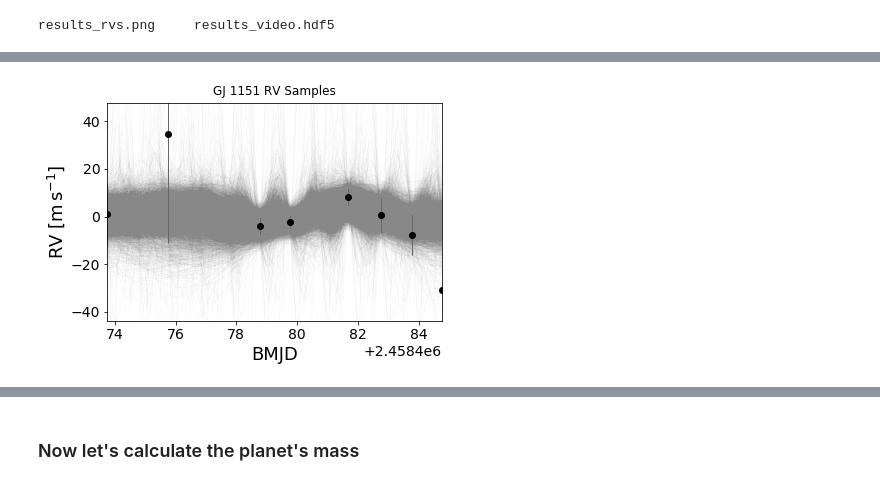
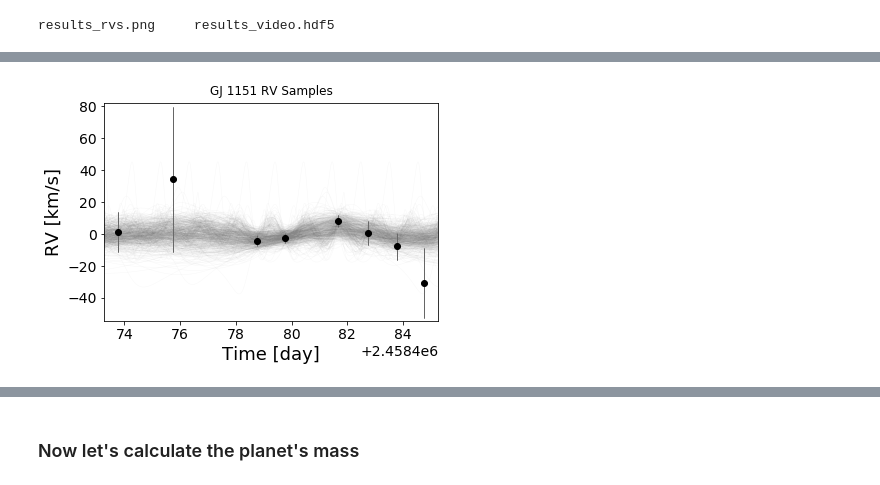
Before and after one commit to benjaminpope/video, a Jupyter notebook: notebooks/fit_rvs.ipynb, the cells around one changed output, grey strips where cells are left out. Cells and saved outputs as stored; diff of their text form; code cells hidden in the pictures.

Commit message:
new harps data

```diff
--- a/notebooks/fit_rvs.ipynb
+++ b/notebooks/fit_rvs.ipynb
@@ -64,12 +83,18 @@ Wall time: 6.37 s
 # %%
-t_grid = np.linspace(t.min(), t.max(), 1024)
+%%time
+t_grid = np.linspace(t.min()-0.5, t.max()+0.5, 1024)
 
 ax = data.plot() # doctest: +SKIP
+
+plot_rv_curves(samples[::10], t_grid, rv_unit=u.m/u.s, data=data, ax=ax,
+               plot_kwargs=dict(color='#888888'));
+plt.title('GJ 1151 RV Samples',y=1.01)
 ax.set_xlabel("Time [day]") # doctest: +SKIP
 ax.set_ylabel("RV [km/s]") # doctest: +SKIP
+ax.set_xlim(t.min()-0.5,t.max()+0.5)
+ax.set_ylim((rv-err).min().value-2.,(rv+err).max().value+2.)
 
-plot_rv_curves(samples, t_grid, rv_unit=u.m/u.s, data=data, ax=ax,
-               plot_kwargs=dict(color='#888888'));
-plt.title('GJ 1151 RV Samples',y=1.01)
-plt.savefig('gj1151b_samples.png',bbox_inches='tight')
+# plt.savefig('gj1151b_samples.png',bbox_inches='tight')
+# plt.savefig('gj1151b_samples.eps',bbox_inches='tight')
+plt.savefig('gj1151b_samples.pdf',bbox_inches='tight')
 # %% [output]
@@ -76,4 +103,4 @@ plt.savefig('gj1151b_samples.png',bbox_inches='tight')
-[figure, old version]
+[figure, new version]
 # %%
 test = samples.copy()
 # %%
```
Also changed, not shown: parts of 11 cells of this notebook, 9 other files.
